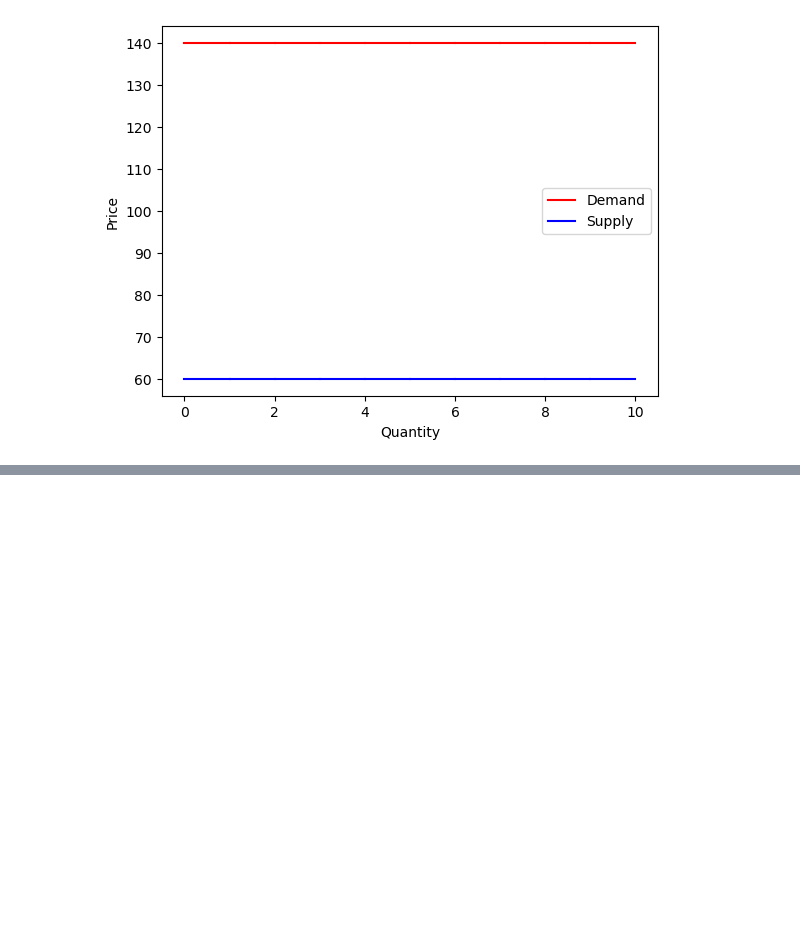
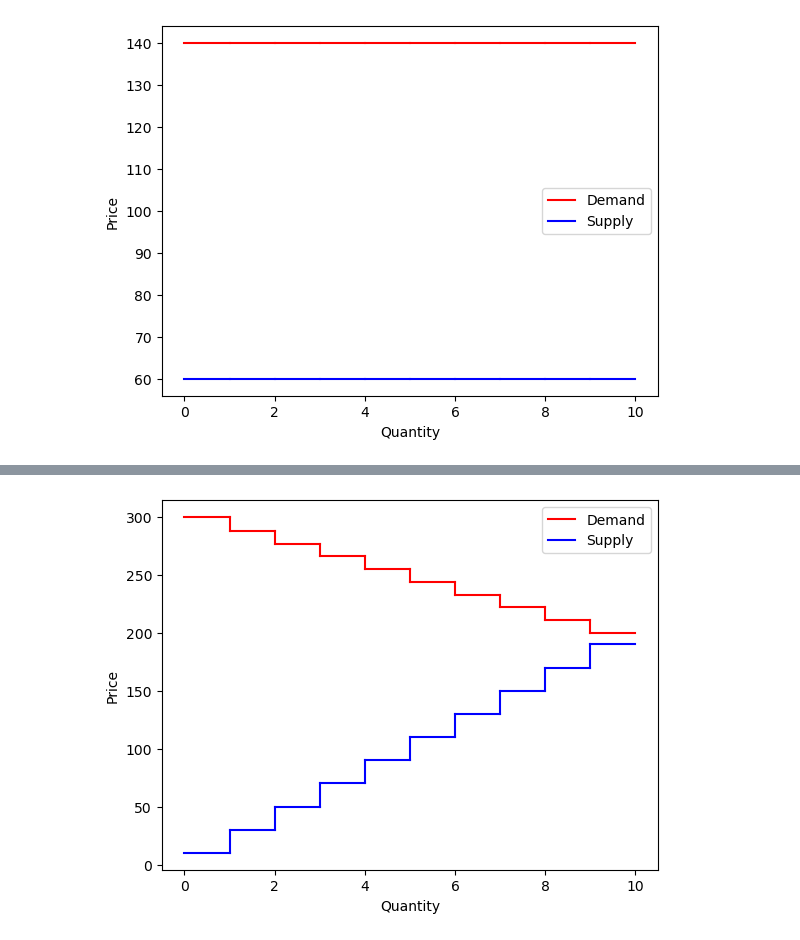
Before and after one commit to armandcismaru/BSE-Trading-PRDE, a Jupyter notebook: IEFT-experiments.ipynb, the cells around one changed output, grey strips where cells are left out. Saved outputs shown, nothing was run; the diff lists cells and outputs as text; code cells hidden in the pictures; blank space fills up the shorter version.

```diff
--- a/IEFT-experiments.ipynb
+++ b/IEFT-experiments.ipynb
@@ -258,0 +259,13 @@ plot_offset_fn(schedule_offsetfn, 82800)
+# %%
+range1 = (10, 190, schedule_offsetfn)
+range2 = (200, 300, schedule_offsetfn)
+
+
+supply_schedule = [ {'from':start_time, 'to':duration/3, 'ranges':[range1], 'stepmode':'fixed'},
+                    {'from':duration/3, 'to':2*duration/3, 'ranges':[range2], 'stepmode':'fixed'},
+                    {'from':2*duration/3, 'to':end_time, 'ranges':[range1], 'stepmode':'fixed'}
+                  ]
+# %%
+plot_sup_dem(10, [range1], 10, [range2], 'fixed')
+# %% [output]
+[figure, added]
```
Also changed, not shown: parts of 4 cells of this notebook, 13 other files.
